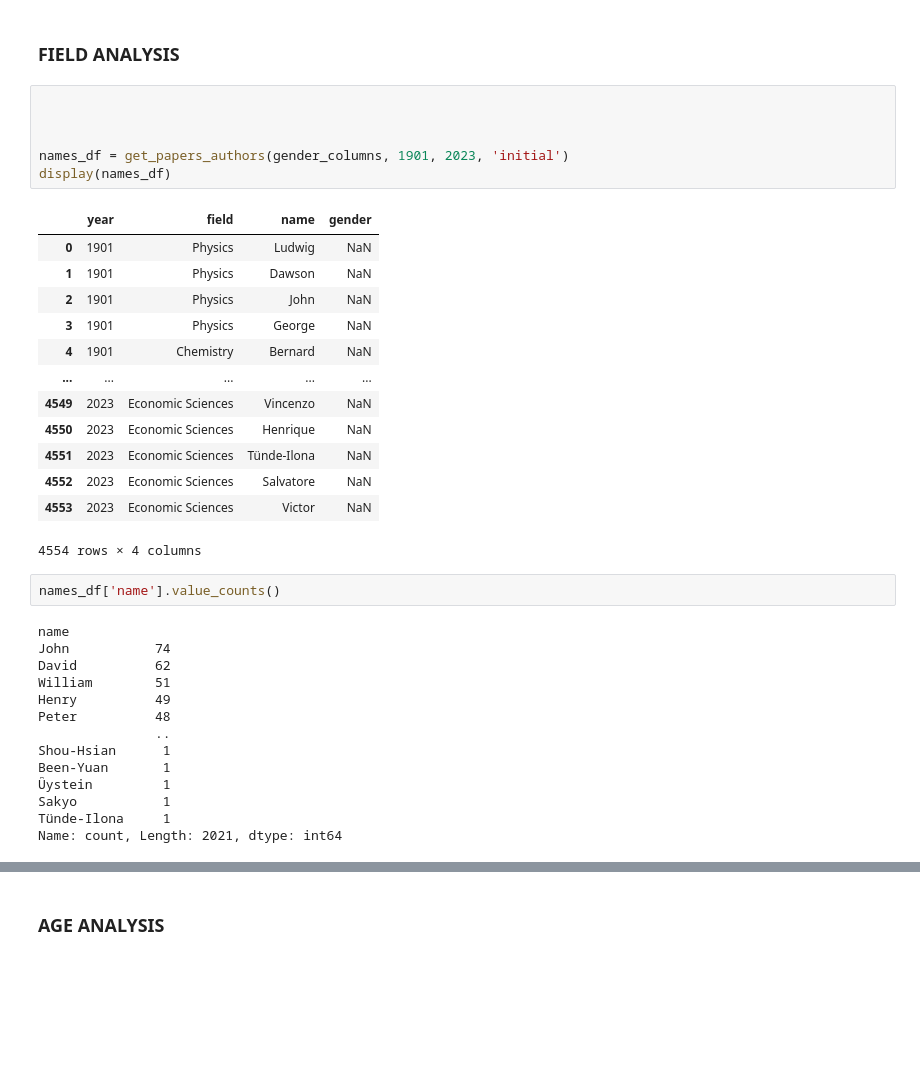
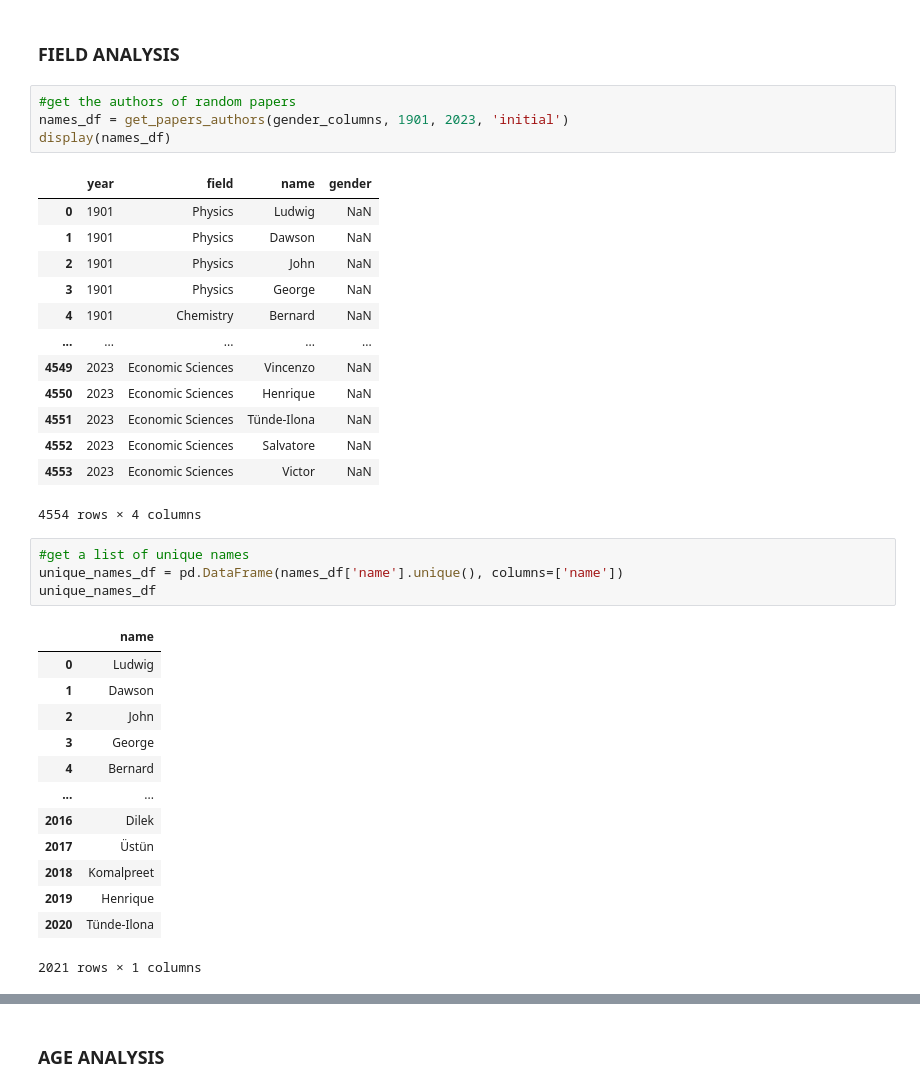
Before and after one commit to Bluceli168/IH-API-Project, a Jupyter notebook: main.ipynb, the cells around one changed output, grey strips where cells are left out. Saved outputs shown, nothing was run; the diff lists cells and outputs as text; blank space fills up the shorter version.

```diff
--- a/main.ipynb
+++ b/main.ipynb
@@ -203,9 +202,7 @@ fig.show()
 # %% [markdown]
 ### FIELD ANALYSIS
 # %%
-
-
-
+#get the authors of random papers
 names_df = get_papers_authors(gender_columns, 1901, 2023, 'initial')
 display(names_df)
 # %% [output]
@@ -222,19 +219,21 @@ display(names_df)
 | 4552 | 2023 | Economic Sciences | Salvatore | NaN |
 | 4553 | 2023 | Economic Sciences | Victor | NaN |
 4554 rows × 4 columns
-# %%
-names_df['name'].value_counts()
-# %% [output]
-name
-John           74
-David          62
-William        51
-Henry          49
-Peter          48
-               ..
-Shou-Hsian      1
-Been-Yuan       1
-Ȗystein         1
-Sakyo           1
-Tünde-Ilona     1
-Name: count, Length: 2021, dtype: int64
+# %%
+#get a list of unique names
+unique_names_df = pd.DataFrame(names_df['name'].unique(), columns=['name'])
+unique_names_df
+# %% [output]
+|  | name |
+| 0 | Ludwig |
+| 1 | Dawson |
+| 2 | John |
+| 3 | George |
+| 4 | Bernard |
+| ... | ... |
+| 2016 | Dilek |
+| 2017 | Üstün |
+| 2018 | Komalpreet |
+| 2019 | Henrique |
+| 2020 | Tünde-Ilona |
+2021 rows × 1 columns
```
Also changed, not shown: parts of 9 cells of this notebook, 2 other files.
